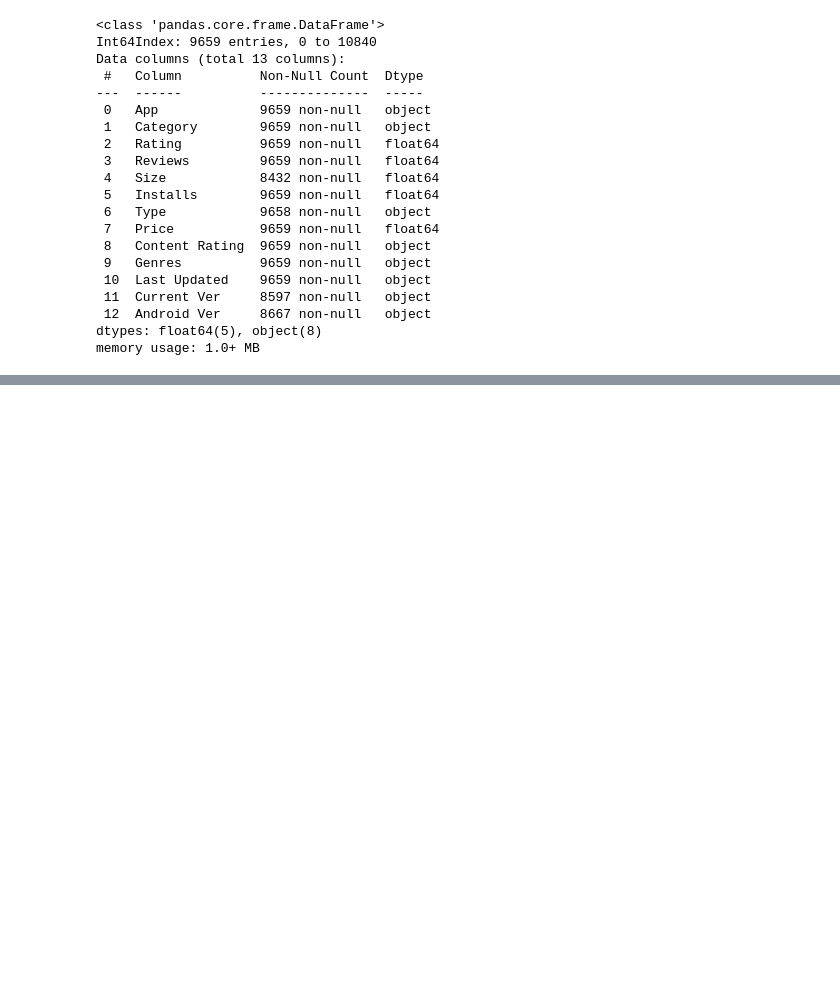
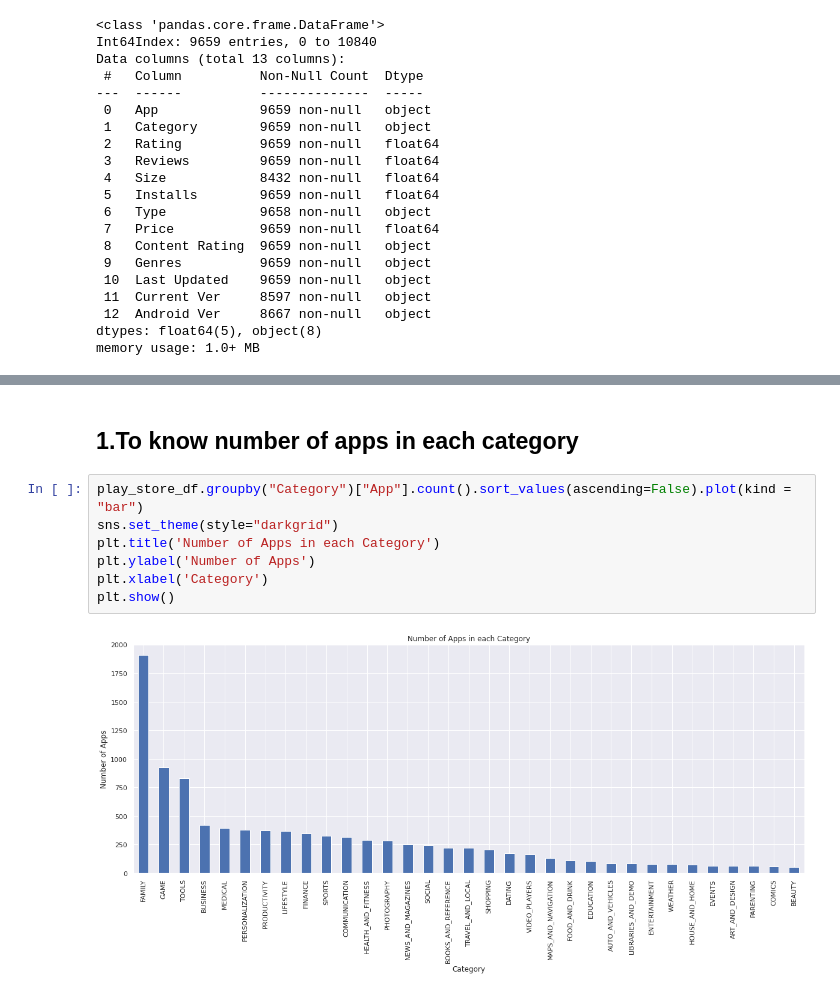
Before and after one commit to Srijan-Rai/Playstore, a Jupyter notebook: Final_Play_Store_App_Analysis.ipynb, the cells around one changed output, grey strips where cells are left out. Saved outputs shown, nothing was run; the diff lists cells and outputs as text; blank space fills up the shorter version.

```diff
--- a/Final_Play_Store_App_Analysis.ipynb
+++ b/Final_Play_Store_App_Analysis.ipynb
@@ -365,0 +368,11 @@ memory usage: 1.0+ MB
+# %% [markdown]
+## **1.To know number of apps in each category**
+# %%
+play_store_df.groupby("Category")["App"].count().sort_values(ascending=False).plot(kind = "bar")
+sns.set_theme(style="darkgrid")
+plt.title('Number of Apps in each Category')
+plt.ylabel('Number of Apps')
+plt.xlabel('Category')
+plt.show()
+# %% [output]
+[figure, added]
```
Also changed, not shown: parts of 30 cells of this notebook.
